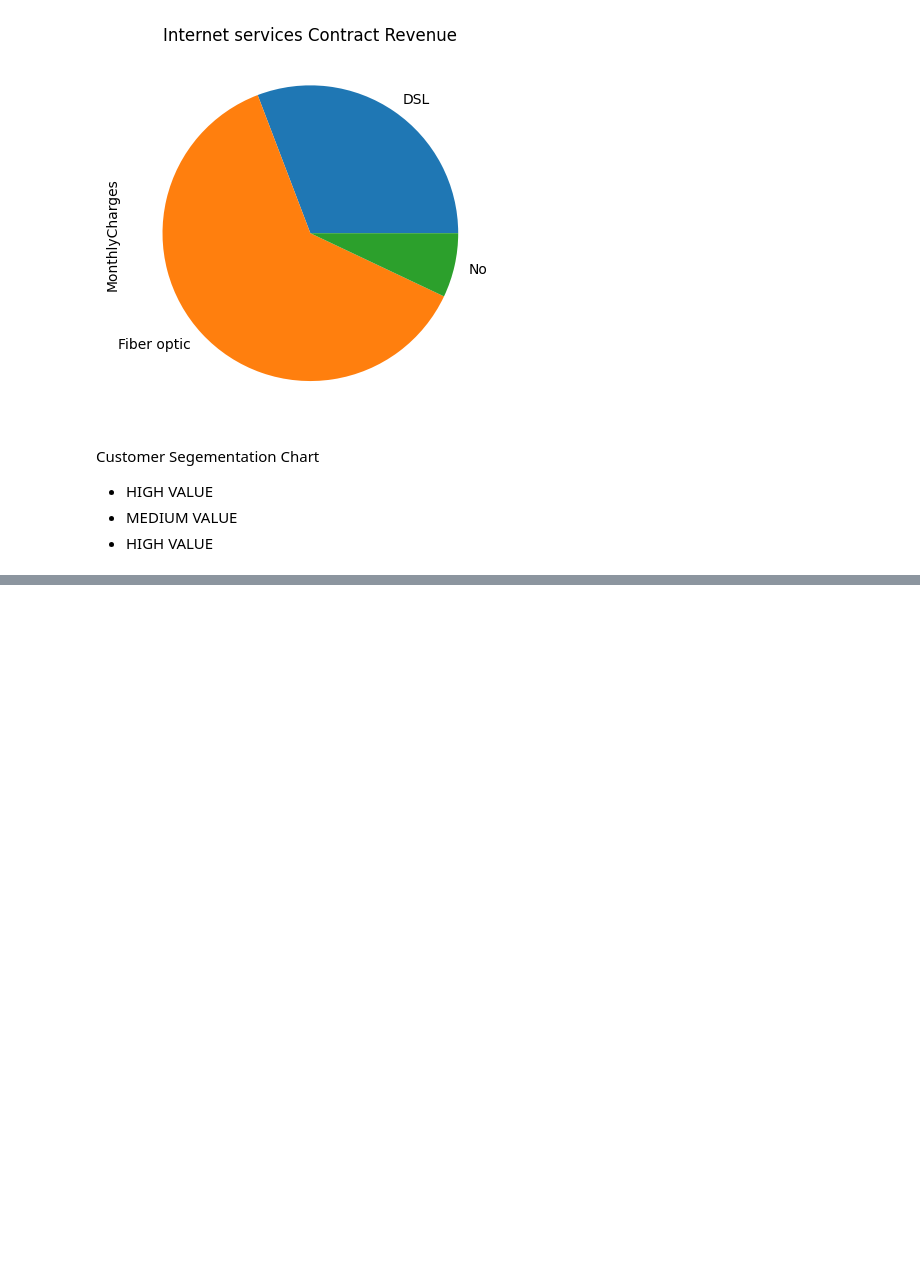
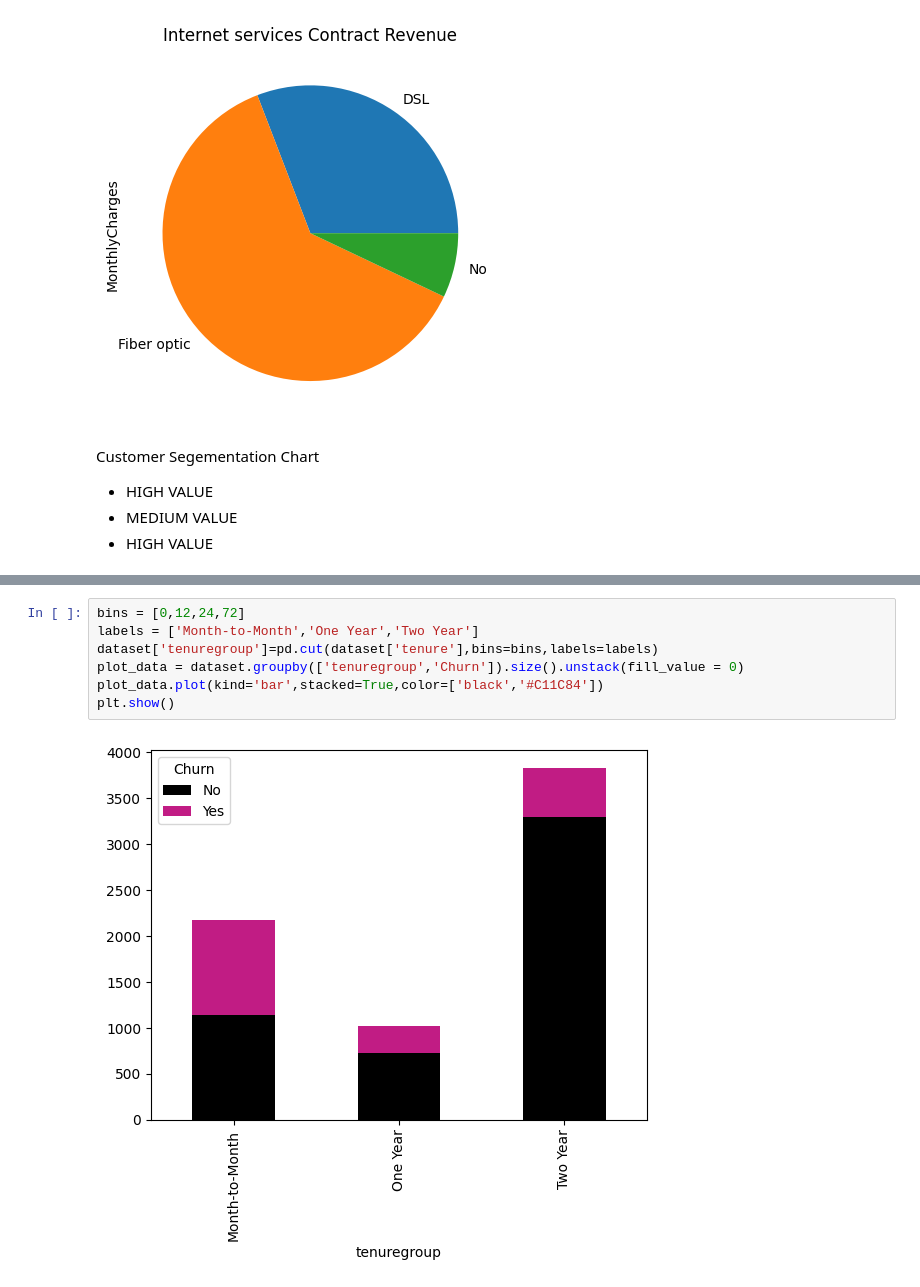
Before and after one commit to mudasir1144/semester_project-data_science-, a Jupyter notebook: index.ipynb, the cells around one changed output, grey strips where cells are left out. Cells and saved outputs as stored; diff of their text form; blank space fills up the shorter version.

Commit message:
Making data more insightful using NumPy

```diff
--- a/index.ipynb
+++ b/index.ipynb
@@ -324,0 +324,9 @@ plt.show()
+# %%
+bins = [0,12,24,72]
+labels = ['Month-to-Month','One Year','Two Year']
+dataset['tenuregroup']=pd.cut(dataset['tenure'],bins=bins,labels=labels)
+plot_data = dataset.groupby(['tenuregroup','Churn']).size().unstack(fill_value = 0)
+plot_data.plot(kind='bar',stacked=True,color=['black','#C11C84'])
+plt.show()
+# %% [output]
+[figure, added]
```
Also changed, not shown: parts of 27 cells of this notebook.
